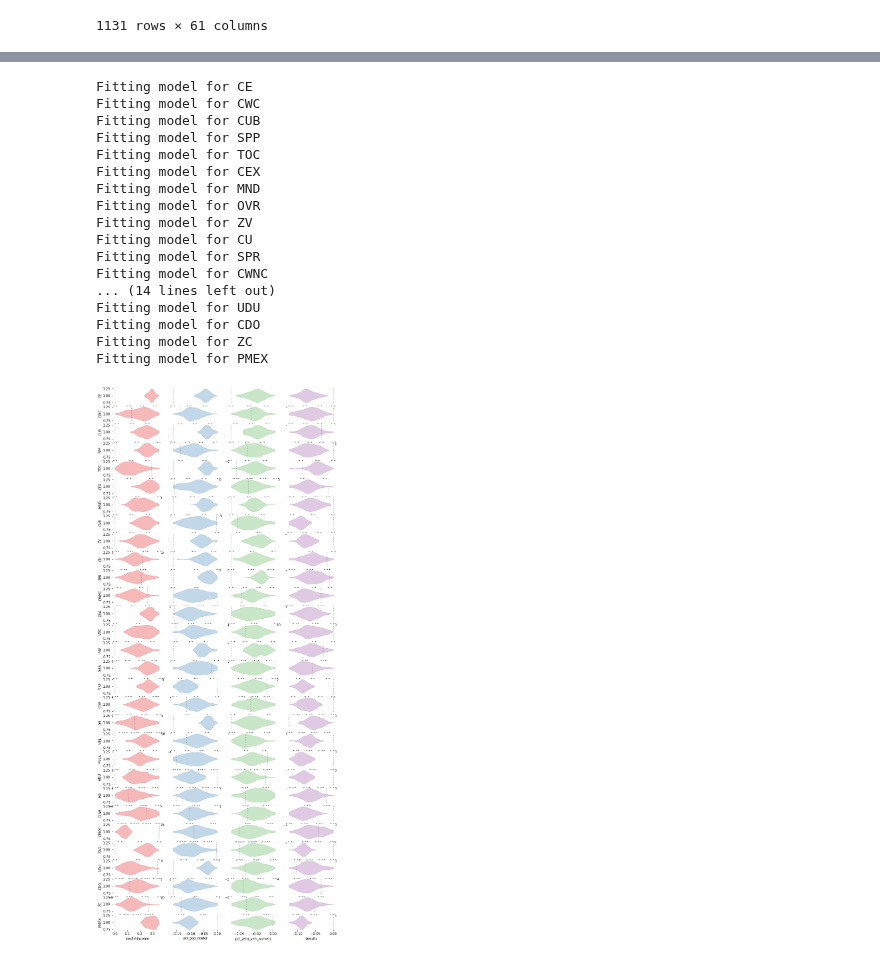
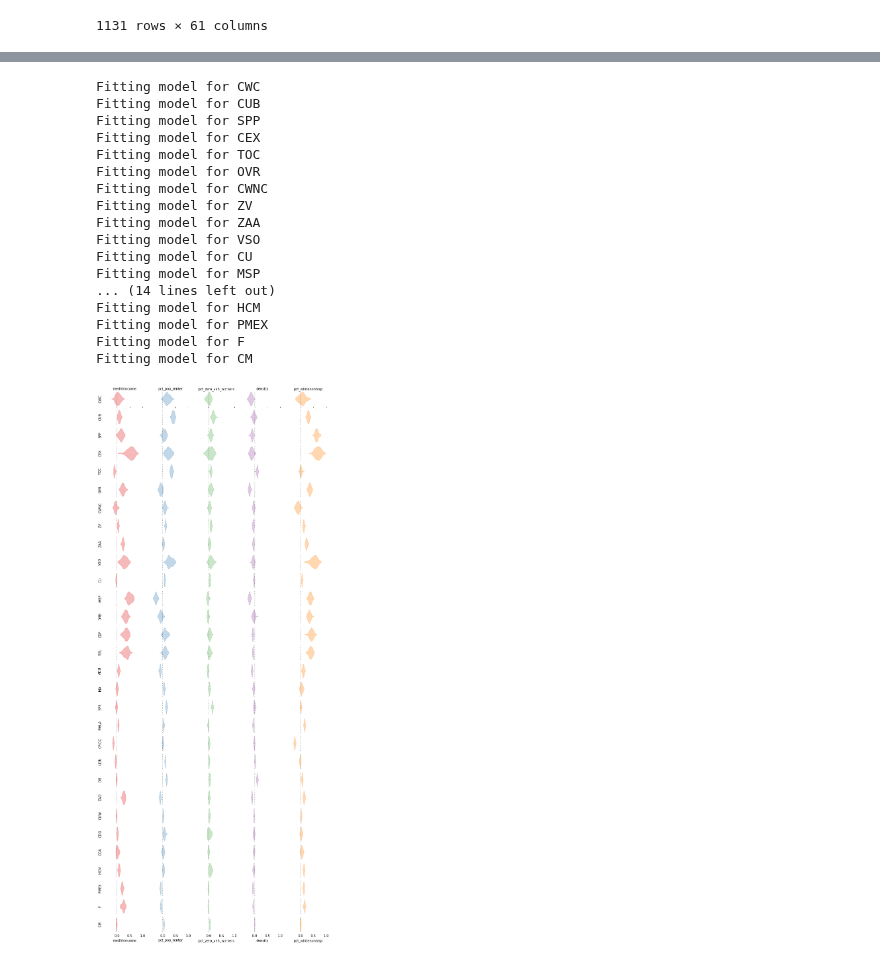
Before and after one commit to CityOfLosAngeles/planning-entitlements, a Jupyter notebook: notebooks/D2-entitlement-regression.ipynb, the cells around one changed output, grey strips where cells are left out. Cells and saved outputs as stored; diff of their text form; code cells hidden in the pictures.

```diff
--- a/notebooks/D2-entitlement-regression.ipynb
+++ b/notebooks/D2-entitlement-regression.ipynb
@@ -49,4 +80,4 @@ pcts = pcts.drop(columns=ignore)
 # %%
 big_cases = pcts.CASE_ID.value_counts()
-big_cases = big_cases[big_cases > 10]
+big_cases = big_cases[big_cases > 20]
 pcts = pcts[~pcts.CASE_ID.isin(big_cases.index)]
@@ -96,7 +123,7 @@ year_condition = entitlement_counts.year > start_year
 
 entitlement_subset = entitlement_counts[year_condition]
 include_entitlements = (
-    entitlement_subset[suffixes]
+    entitlement_subset[suffix_list]
     .sum()
     .sort_values(ascending=False)
     .head(30)
@@ -181,21 +214,19 @@ model = sklearn.pipeline.Pipeline([
     ("regressor", sklearn.linear_model.PoissonRegressor(fit_intercept=True, tol=1.e-6))
 ])
 # %%
-from sklearn.utils import resample
-import numpy as np
-np.random.seed(1)
+rs = numpy.random.RandomState(1)
 
-def fit_model(variables, target, norm=1):
+def fit_model(variables, target, norm=1, samples=100):
     def get_coefs(model):
         return model["regressor"].coef_
 
-
-    samples = np.array([
-        get_coefs(model.fit(*resample(
+    samples = numpy.array([
+        get_coefs(model.fit(*sklearn.utils.resample(
             variables,
-            (target/norm).replace([np.nan, np.inf], 0.0),
+            (target/norm).replace([numpy.nan, numpy.inf], 0.0),
+            random_state=rs,
         )))
-        for i in range(100)
+        for i in range(samples)
     ])
     return samples
 # %%
@@ -204,7 +235,7 @@ inc = include_entitlements
 fig, axes = plt.subplots(
     len(inc),
     len(cols),
-    #sharex=True,
+    sharex=True,
     sharey=True,
     figsize=(12, 1*len(inc)),
 )
@@ -212,45 +243,55 @@ fig, axes = plt.subplots(
 colors = ["#e41a1c", "#377eb8", "#4daf4a", "#984ea3", "#ff7f00"]
 
 for i, ent in enumerate(inc):
     print(f"Fitting model for {ent}")
-    samples = fit_model(joined[cols], joined[ent], norm=1)
+    samples = fit_model(joined[cols], joined[ent], norm=1, samples=100)
     for j, var in enumerate(cols):
         ax = axes[i, j]
+
+        # Add a zero line
         ax.axvline(0, linewidth=2, alpha=0.3, color="k", linestyle="dotted")
+        #ax.set_ylim(-0.5, 0.5)
+
+        # Remove a lot of unnecessary labels and ticks on the subplots
+        ax.tick_params(which="both", right=False, left=False)
+        ax.set_yticklabels([])
         for spine in ax.spines:
             ax.spines[spine].set_visible(False)
+
         if j == 0:
             ax.set_ylabel(ent)
-        else:
-            ax.tick_params(which="both", right=False, left=False)
-
-        if i == len(inc)-1:
+        if i == 0:
             ax.set_xlabel(var)
+            ax.xaxis.set_label_position("top")
+        elif i == len(inc)-1:
+            ax.set_xlabel(var)
+            ax.xaxis.set_label_position("bottom")
+            ax.tick_params(which="both", bottom=False)
         else:
             ax.tick_params(which="both", bottom=False)
 
         parts = ax.violinplot(samples[:, j], vert=False, showextrema=False)
         for pc in parts['bodies']:
             pc.set_color(colors[j])
 
 fig.show()
 # %% [output]
-Fitting model for CE
 Fitting model for CWC
 Fitting model for CUB
 Fitting model for SPP
+Fitting model for CEX
 Fitting model for TOC
-Fitting model for CEX
-Fitting model for MND
 Fitting model for OVR
+Fitting model for CWNC
 Fitting model for ZV
+Fitting model for ZAA
+Fitting model for VSO
 Fitting model for CU
-Fitting model for SPR
-Fitting model for CWNC
+Fitting model for MSP
 ... (14 lines left out)
-Fitting model for UDU
-Fitting model for CDO
-Fitting model for ZC
+Fitting model for HCM
 Fitting model for PMEX
+Fitting model for F
+Fitting model for CM
-[figure, old version]
+[figure, new version]
 # %%
```
Also changed, not shown: parts of 18 cells of this notebook.
